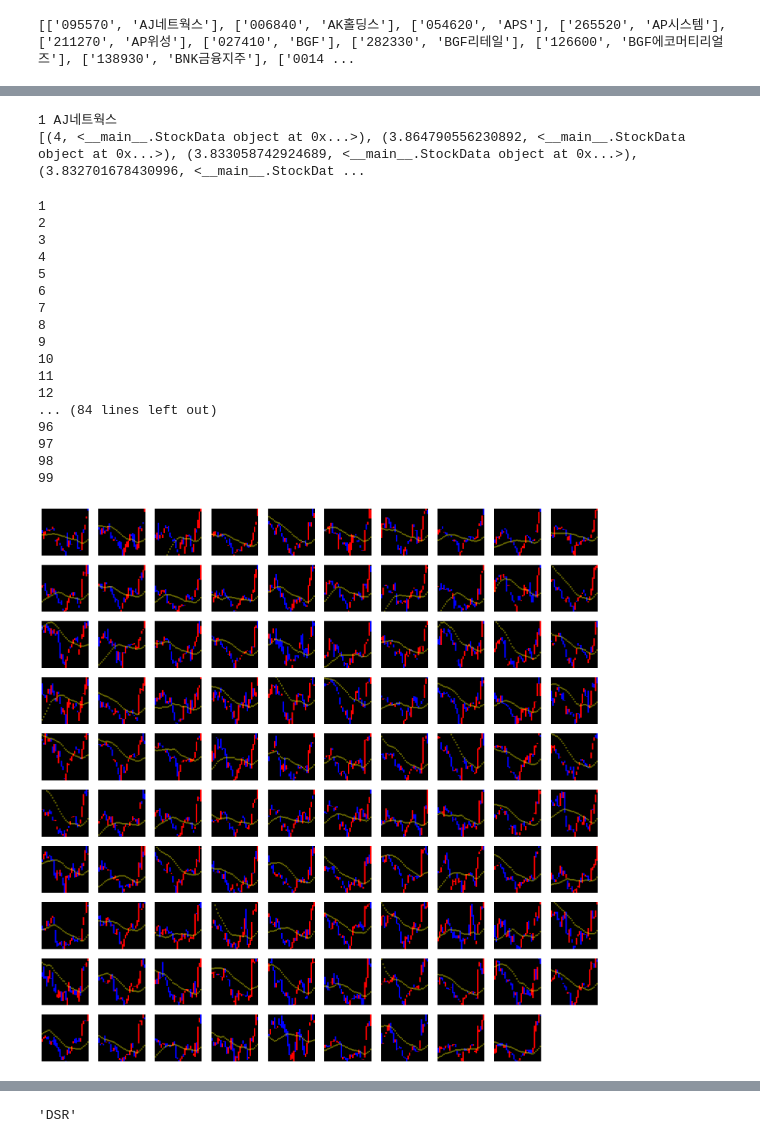
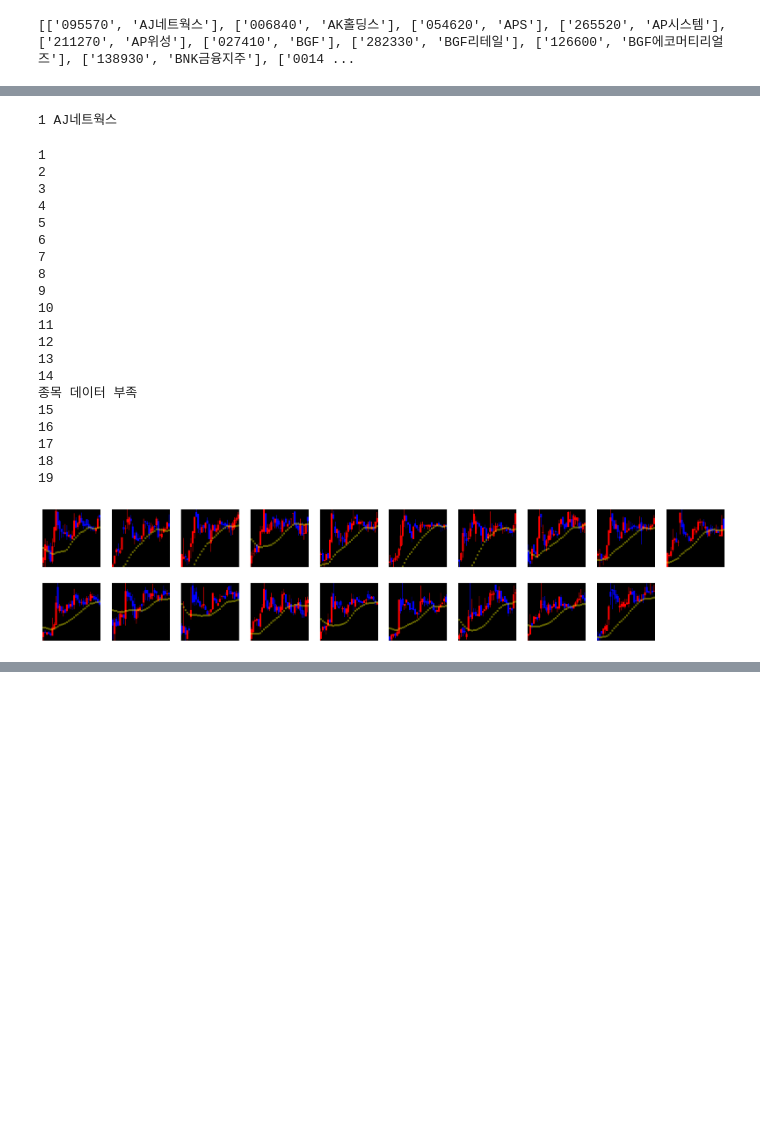
Before and after one commit to leechanhoe/Stock-Prediction-Project, a Jupyter notebook: 비슷한차트찾기/search_similar.ipynb, the cells around one changed output, grey strips where cells are left out. Cells and saved outputs as stored; diff of their text form; code cells hidden in the pictures; blank space fills up the shorter version.

```diff
--- a/비슷한차트찾기/search_similar.ipynb
+++ b/비슷한차트찾기/search_similar.ipynb
@@ -257,7 +248,7 @@ print(stock_codes)
 # %% [output]
 [['095570', 'AJ네트웍스'], ['006840', 'AK홀딩스'], ['054620', 'APS'], ['265520', 'AP시스템'], ['211270', 'AP위성'], ['027410', 'BGF'], ['282330', 'BGF리테일'], ['126600', 'BGF에코머티리얼즈'], ['138930', 'BNK금융지주'], ['0014 ...
 # %%
-open_close_data = [[[[[] for _ in range(LEFT_QUARTILE)] for _ in range(day_num)] for _ in range(RIGHT_QUARTILE)] for _ in range(day_num)]
+open_close_data = [[[[[] for _ in range(LEFT_QUARTILE)] for _ in range(DAY_NUM)] for _ in range(RIGHT_QUARTILE)] for _ in range(DAY_NUM)]
 def process():
     global open_close_data
     cnt_sum = 0
@@ -266,8 +257,8 @@ def process():
         print(f"{i+1}번째 종목 {name} 추출중...   ")
 
         try:
-            stock_data = preprocess_data(fdr.DataReader(code, '2013-01-01'))  # 각 종목의 데이터 가져오기
-            cnt = convert_norm(stock_data, 3000, day_num, name, code, save=True)
+            stock_data = preprocess_data(fdr.DataReader(code, '2015-01-01'))  # 각 종목의 데이터 가져오기
+            cnt = convert_norm(stock_data, 3000, DAY_NUM, name, code, save=True)
             cnt_sum += cnt
             print(f"{cnt}개 추출 / 총{cnt_sum}개")
 
@@ -305,53 +334,41 @@ with open("drive/MyDrive/Colab Notebooks/a.pkl", "wb") as f:
 # %%
 import numpy as np
-from scipy.spatial.distance import cosine
 import heapq
-
-def rmse(predictions, targets):
-    return np.sqrt(((predictions - targets) ** 2).mean())
 
 similar = {code : [] for code, name in stock_codes}  # 유사한 이미지들을 저장할 리스트
 
 cnt = 0
 for code, name in stock_codes[:1]:
-    up, right, down, left, latest_data = convert_norm(preprocess_data(fdr.DataReader(code, '2023-03-01')), 1, day_num, name, code)[0]
+    code = '001520'
+    up, right, down, left, latest_data = convert_norm(preprocess_data(fdr.DataReader(code, '2023-03-01')), 1, DAY_NUM, name, code)[0]
     if up == -1:
         continue
 
-    for u in range(max(up - 1, 0), min(up + 2, day_num)):
+    for u in range(max(up - 1, 0), min(up + 2, DAY_NUM)):
         for r in range(max(right - 1, 0), min(right + 2, RIGHT_QUARTILE)):
-            for d in range(max(down - 1, 0), min(down + 2, day_num)):
-                for l in range(max(left - 1, 0), min(right + 2, LEFT_QUARTILE)):
+            for d in range(max(down - 1, 0), min(down + 2, DAY_NUM)):
+                for l in range(max(left - 2, 0), min(left + 3, LEFT_QUARTILE)):
                     for data in open_close_data[u][r][d][l]:
-                        # dif = (1 - cosine(latest_data.open_prices, data.open_prices)) + (1 - cosine(latest_data.close_prices, data.close_prices)) + (1 - cosine(latest_data.high_prices, data.high_prices)) + (1 - cosine(latest_data.low_prices, data.low_prices))
-                        dif = rmse(latest_data.open_prices, data.open_prices) + rmse(latest_data.close_prices, data.close_prices) + rmse(latest_data.high_prices, data.high_prices) + rmse(latest_data.low_prices, data.low_prices)
+                        dif = rmse(latest_data.open_prices, data.open_prices, latest_data.max_volume_idx) + rmse(latest_data.close_prices, data.close_prices, latest_data.max_volume_idx) + rmse(latest_data.high_prices, data.high_prices, latest_data.max_volume_idx) + rmse(latest_data.low_prices, data.low_prices, latest_data.max_volume_idx)
                         # (유사도 음수값, 데이터) 형태로 힙에 추가합니다.
                         heapq.heappush(similar[code], (-dif, data))
 
                         # similar 리스트의 크기가 100을 초과하면 가장 작은 원소(즉, 유사도가 가장 낮은 원소)를 제거합니다.
-                        if len(similar[code]) > 100:
+                        if len(similar[code]) > 20:
                             heapq.heappop(similar[code])
-
-
-    for i in range(len(similar[code])):
-        dif = similar[code][i][0]
-        data = similar[code][i][1]
-        dif += ((1 - cosine(latest_data.open_prices, data.open_prices)) + (1 - cosine(latest_data.close_prices, data.close_prices)))
-        similar[code][i] = (dif, data)
 
     similar[code].sort(reverse=True)
 
     cnt += 1
     print(cnt, name)
-print(similar['095570'])
 # %% [output]
 1 AJ네트웍스
-[(4, <__main__.StockData object at 0x...>), (3.864790556230892, <__main__.StockData object at 0x...>), (3.833058742924689, <__main__.StockData object at 0x...>), (3.832701678430996, <__main__.StockDat ...
 # %%
 from datetime import datetime, timedelta
 
 similar_images = {code : [] for code, name in stock_codes}
 for code, name in stock_codes[:1]:
+    code = '001520'
     for dif, data in similar[code]:
         date_obj = datetime.strptime(data.date, '%Y-%m-%d')
 
@@ -361,7 +378,7 @@ for code, name in stock_codes[:1]:
         # 다시 문자열로 변환
         one_year_ago_str = one_year_ago.strftime('%Y-%m-%d')
         stock_data = preprocess_data(fdr.DataReader(data.code, one_year_ago_str, data.date))  # 각 종목의 데이터 가져오기
-        image = convert_image(stock_data, 1, day_num, data.name, data.code)
+        image = convert_image(stock_data, 1, DAY_NUM, data.name, data.code)
         if len(image) == 0:
             continue
         data.image = image[0][0]
@@ -380,37 +397,41 @@ for code, name in stock_codes[:1]:
 10
 11
 12
-... (84 lines left out)
-96
-97
-98
-99
+13
+14
+종목 데이터 부족
+15
+16
+17
+18
+19
 # %%
 import matplotlib.pyplot as plt
 import math
 
-latest_image = convert_image(preprocess_data(fdr.DataReader('095570', '2023-03-01')), 1, day_num, '삼성전자', '005930')[0][0]
+code = '001520'
+latest_image = convert_image(preprocess_data(fdr.DataReader(code, '2023-03-01')), 1, DAY_NUM, '삼성전자', '005930')[0][0]
 
 # result.sort(reverse=True)
 # 한 행에 표시될 서브플롯 수 (예: 4개)
 cols = 10
 
 # 필요한 행 수 계산
-rows = math.ceil(len(similar_images['095570']) / cols)
+rows = math.ceil(len(similar_images[code]) / cols)
 
 # 새로운 figure 생성
 plt.figure(figsize=(20, rows * 2))
 
 # 모든 유사한 이미지 출력
 i = 0
-for dif, data in similar_images['095570']:
+for dif, data in similar_images[code]:
     plt.subplot(rows, cols, i+1)
     plt.imshow(data.image)
     plt.axis('off')  # 축 제거
     i += 1
 
 plt.show()
-for dif, data in similar_images['095570']:
+for dif, data in similar_images[code][:20]:
     print(dif, data.name, data.date)
 # %% [output]
-[figure, old version]
+[figure, new version]
@@ -434,4 +456,0 @@ for dif, data in similar_images['095570']:
-# %%
-similar_images[5][0][1]
-# %% [output]
-'DSR'
```
Also changed, not shown: parts of 10 cells of this notebook.
